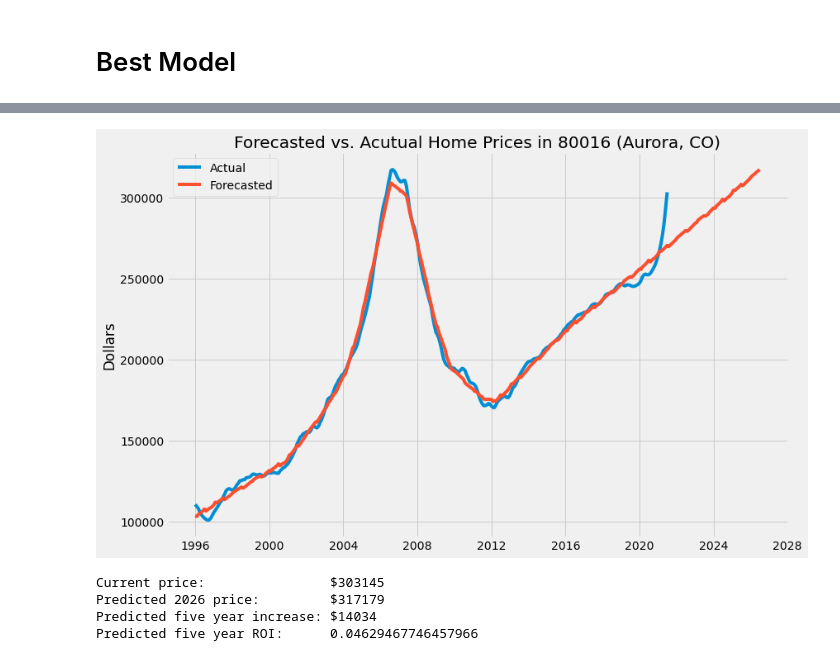
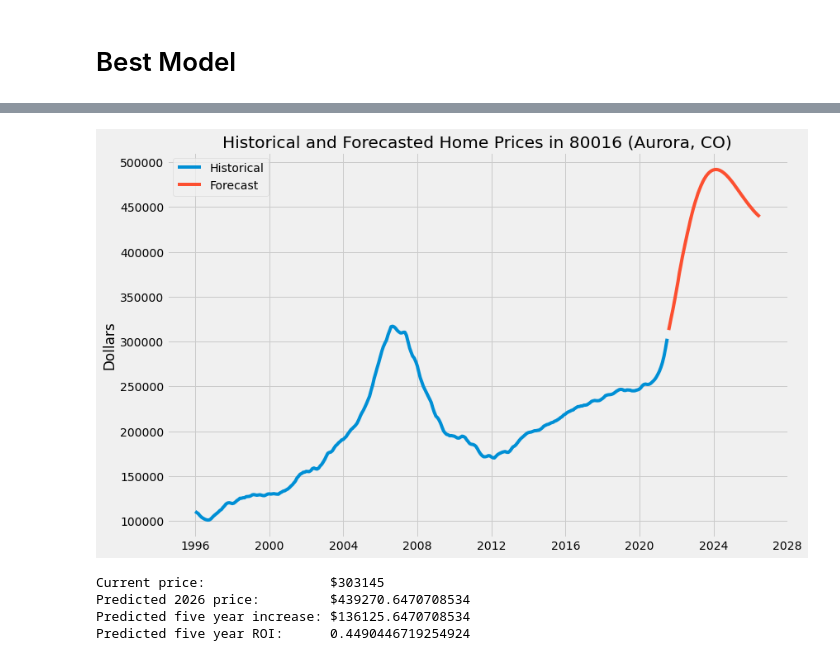
Before and after one commit to fivearm/Phase_4_Project, a Jupyter notebook: Aurora_CO_80016.ipynb, the cells around one changed output, grey strips where cells are left out. Cells and saved outputs as stored; diff of their text form; code cells hidden in the pictures.

Commit message:
fixed Aurora

```diff
--- a/Aurora_CO_80016.ipynb
+++ b/Aurora_CO_80016.ipynb
@@ -287,15 +277,22 @@ INFO:fbprophet:Disabling daily seasonality. Run prophet with daily_seasonality=T
+# %%
+sarimax_model = SARIMAX(Aurora, order=(9,1,1), seasonal_order=(0,0,0,12),
+                       enforce_stationarity=False, enforce_invertability=False).fit()
+yhat = sarimax_model.predict(type='levels')
+RMSE = np.sqrt(mean_squared_error(Aurora[2:], yhat[2:]))
+RMSE
+forecast_sarimax_model_all = sarimax_model.forecast(steps=60)
 # %%
 fig, ax = plt.subplots(figsize=(12,8))
-ax.plot(Aurora_proph.ds, Aurora_proph.y, label='Actual')
-ax.plot(forecast.ds, forecast.yhat, label='Forecasted')
-ax.set_title('Forecasted vs. Acutual Home Prices in 80016 (Aurora, CO)')
+ax.plot(Aurora, label='Historical')
+ax.plot(forecast_sarimax_model_all, label='Forecast')
+ax.set_title('Historical and Forecasted Home Prices in 80016 (Aurora, CO)')
 ax.set_ylabel('Dollars')
 ax.legend();
 # %% [output]
-[figure, old version]
+[figure, new version]
 # %%
-current_price = int(Aurora_proph[Aurora_proph.ds == '2021-07-01'].y.values)
-predicted_price = int(forecast[forecast.ds == '2026-07-01'].yhat.values)
+current_price = int(Aurora['2021-07-01':].value.values)
+predicted_price = forecast_sarimax_model_all[-1]
 pred_five_year_increase = predicted_price - current_price
 five_year_roi = pred_five_year_increase / current_price
 print(f'Current price:                ${current_price}')
@@ -304,6 +301,6 @@ print(f'Predicted five year increase: ${pred_five_year_increase}')
 print(f'Predicted five year ROI:      {five_year_roi}')
 # %% [output]
 Current price:                $303145
-Predicted 2026 price:         $317179
-Predicted five year increase: $14034
-Predicted five year ROI:      0.04629467746457966
+Predicted 2026 price:         $439270.6470708534
+Predicted five year increase: $136125.6470708534
+Predicted five year ROI:      0.4490446719254924
```
Also changed, not shown: parts of 5 cells of this notebook, 2 other files.
